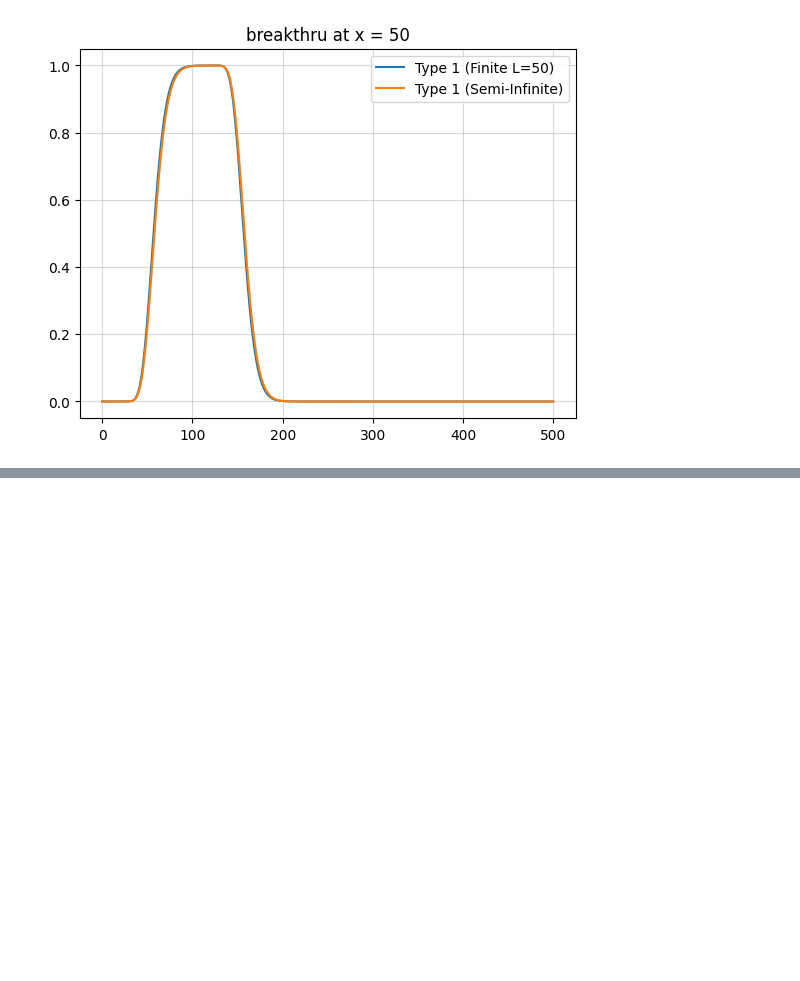
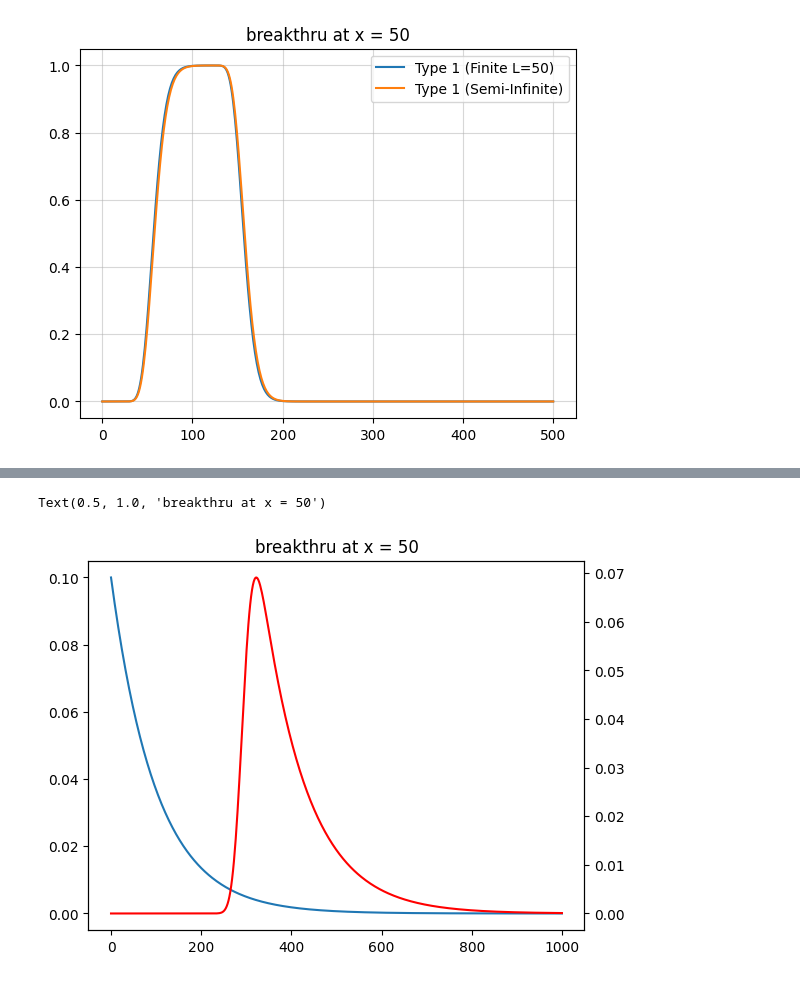
Before and after one commit to willgnesda/1D_ADEs, a Jupyter notebook: 1d_ADEs.ipynb, the cells around one changed output, grey strips where cells are left out. Cells and saved outputs as stored; diff of their text form; code cells hidden in the pictures; blank space fills up the shorter version.

```diff
--- a/1d_ADEs.ipynb
+++ b/1d_ADEs.ipynb
@@ -540,0 +620,77 @@ Type 1 Solution:  99.79999994873884
+# %%
+#breakthrough at a location
+x = 50#cm
+times = np.linspace(0, 1000, 500) #second
+
+#velocity from q
+q = 1 # Injection rate (mL/sec) V/T
+col_radius = 2.5 #cm
+col_area = np.pi*2.5**2 #cm2
+phi = 0.3
+
+v = q/col_area/phi #cm/sec
+print(v)
+
+#dispersion
+al = 0.1 #cm #starts to cause issues with far distances...
+D = v*al
+#dispersion check
+if D < 0.001408*x: #the magic ratio...
+    print("Dispersion is less than 1/1408 the distance, errors likely...\nD-x Ratio: ", D/x)
+else:
+    print("D-x Ratio: ", D/x)
+
+#retardation factor
+R= 1.0 #1=no retardation
+
+#defines the flux gradient at theinlet boundary
+Ci = 0. #initital concentration
+Ca = 0. # concentration baseline
+Cb = 0.1 # input concentratin that decays
+lamb = 0.01
+
+#plot the source decay function
+C_source = Ca + Cb*np.exp(1)**(-lamb*times)
+# plt.plot(C_source)
+
+#Type 1======================================================
+sol = np.empty_like(times)
+for i, t in enumerate(times):
+    C = ADE_1d_A9(
+        x=x,
+        t=t,
+        v=v,
+        R=R,
+        Ci=Ci,
+        Ca=Ca,
+        Cb=Cb,
+        lamb=lamb,
+        D=D,
+        silent = True
+    )
+    sol[i] = C
+
+fig, ax = plt.subplots(1,1)
+ax.plot(times, C_source)
+ax1=ax.twinx()
+ax1.plot(times, sol, label = f"Type 1 (Source Decay)", c = 'r')
+
+ax.set_title(f"breakthru at x = {x}")
+
+# print("Type 1 (Finite) Solution: ", np.trapz(sol))
+
+
+# #Type 1===================================================
+# sol = np.empty_like(times)
+# for i, t in enumerate(times):
+#     C = ADE_1d_A1(x, t, v, R, Ci, C0, t0, D=D, silent = True)
+#     sol[i] = C
+
+# plt.plot(times, sol, label = "Type 1 (Semi-Infinite)")
+# plt.title(f"breakthru at x = {x}")
+# print("Type 1 Solution: ", np.trapz(sol))
+
+
+# plt.grid(alpha = 0.5)
+# plt.legend()
+# %% [output]
@@ -540,0 +700,2 @@ Type 1 Solution:  99.79999994873884
+Text(0.5, 1.0, 'breakthru at x = 50')
+[figure, added]
```
Also changed, not shown: parts of 4 cells of this notebook.
